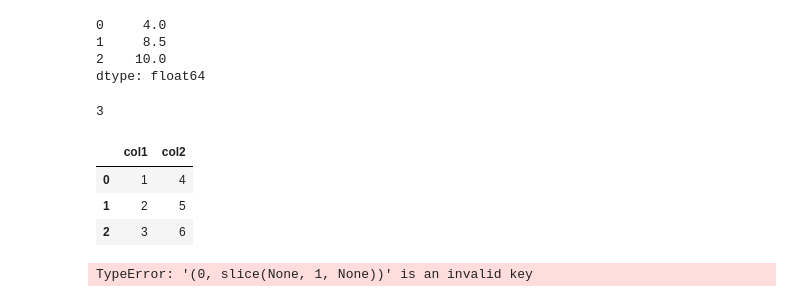
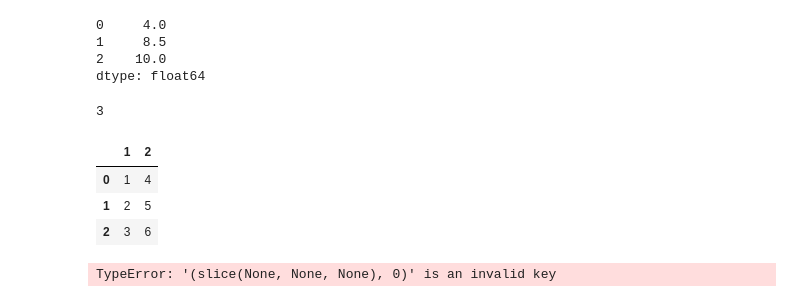
Before and after one commit to robb666/nn, a Jupyter notebook: Machine Learning With PyTorch and Scikit-Learn/practice.ipynb, the cells around one changed output. Saved outputs shown, nothing was run; the diff lists cells and outputs as text; code cells hidden in the pictures.

```diff
--- a/Machine Learning With PyTorch and Scikit-Learn/practice.ipynb
+++ b/Machine Learning With PyTorch and Scikit-Learn/practice.ipynb
@@ -38,14 +37,14 @@ X1.shape[0]
 # %% [output]
 3
 # %%
-X2 = pd.DataFrame({'col1': [1, 2, 3], 'col2': [4, 5, 6]})
+X2 = pd.DataFrame({'1': [1, 2, 3], 2: [4, 5, 6]})
 X2
 # %% [output]
-|  | col1 | col2 |
+|  | 1 | 2 |
 | 0 | 1 | 4 |
 | 1 | 2 | 5 |
 | 2 | 3 | 6 |
 # %%
-X2[0,:1]
+X2[:,0]
 # %% [output]
-TypeError: '(0, slice(None, 1, None))' is an invalid key
+TypeError: '(slice(None, None, None), 0)' is an invalid key
```
Also changed, not shown: parts of 1 cell of this notebook, 1 other file.
